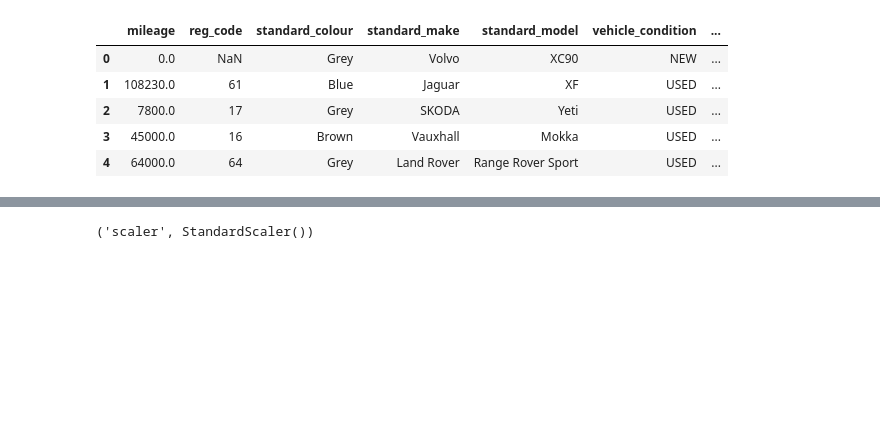
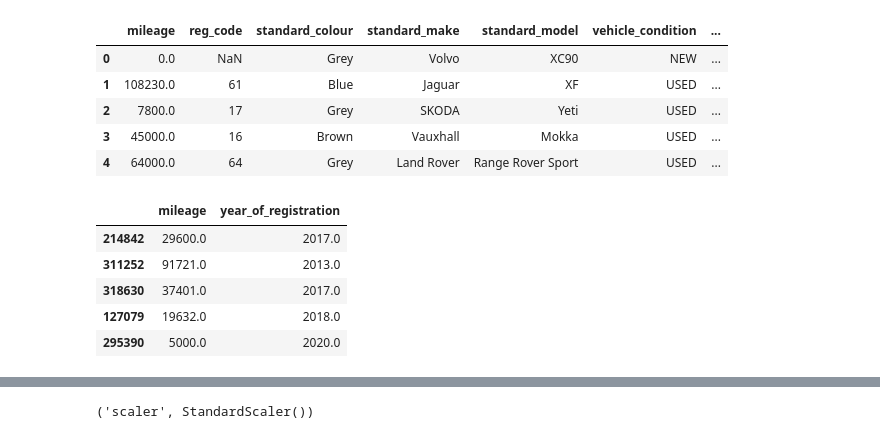
Before and after one commit to kessingtonosazee/GCP_Project_1, a Jupyter notebook: assessment_rrr.ipynb, the cells around one changed output, grey strips where cells are left out. Cells and saved outputs as stored; diff of their text form; code cells hidden in the pictures; blank space fills up the shorter version.

```diff
--- a/assessment_rrr.ipynb
+++ b/assessment_rrr.ipynb
@@ -133,0 +154,9 @@ df1.head()
+# %%
+X_train_num.head()
+# %% [output]
+|  | mileage | year_of_registration |
+| 214842 | 29600.0 | 2017.0 |
+| 311252 | 91721.0 | 2013.0 |
+| 318630 | 37401.0 | 2017.0 |
+| 127079 | 19632.0 | 2018.0 |
+| 295390 | 5000.0 | 2020.0 |
```
Also changed, not shown: parts of 20 cells of this notebook.
